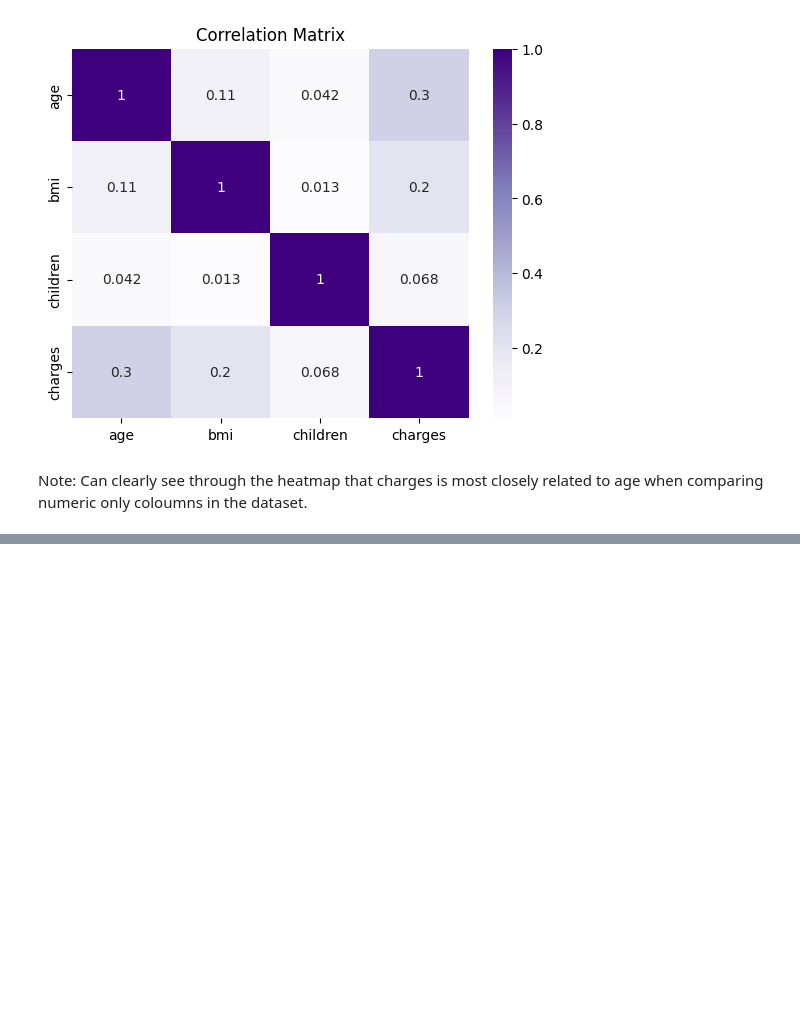
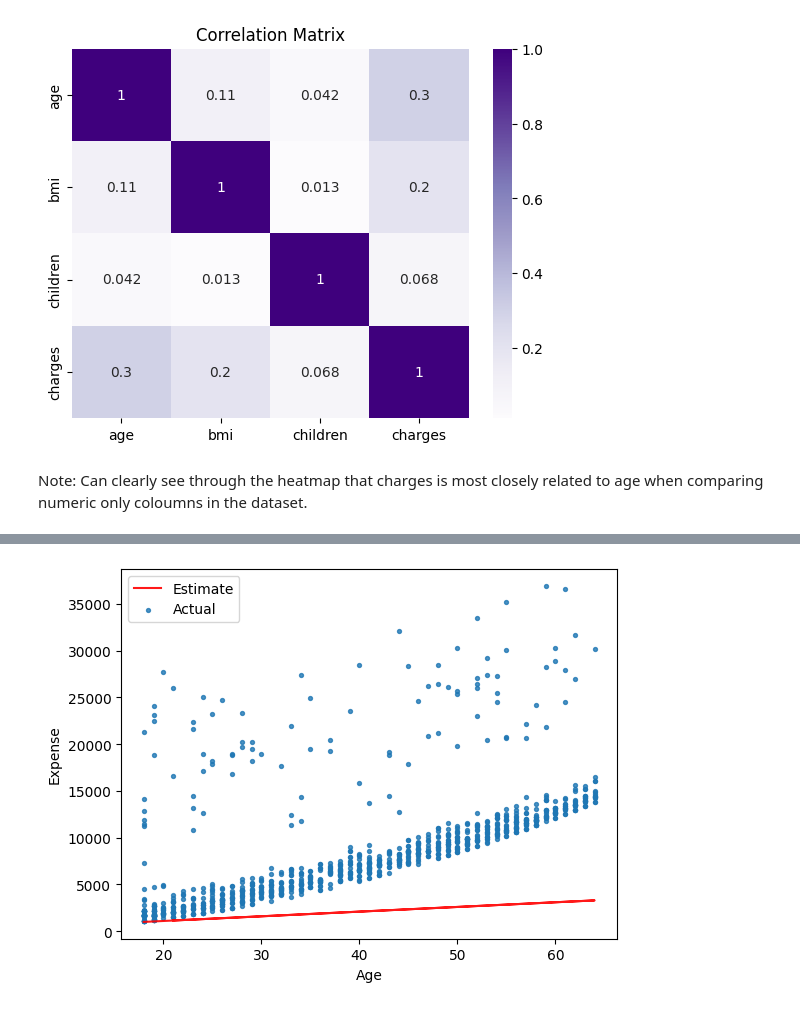
Before and after one commit to devp19/MyHealth, a Jupyter notebook: MyHealth.ipynb, the cells around one changed output, grey strips where cells are left out. Drawn from its saved outputs; the diff is of its cells as text; code cells hidden in the pictures; blank space fills up the shorter version.

```diff
--- a/MyHealth.ipynb
+++ b/MyHealth.ipynb
@@ -105,0 +129,18 @@ Note: Can clearly see through the heatmap that charges is most closely related t
+# %%
+def paramTester(w, b):
+
+    ages = nonSmoker_df.age
+
+    predictor_charges = predictor(ages, w, b)
+
+    target = nonSmoker_df.charges
+
+    plt.plot(ages, predictor_charges, 'r', alpha=0.9)
+    plt.scatter(ages, target, s=8, alpha=0.8)
+    plt.xlabel('Age')
+    plt.ylabel('Expense')
+    plt.legend(['Estimate', 'Actual'])
+# %%
+paramTester(50, 100)
+# %% [output]
+[figure, added]
```
Also changed, not shown: parts of 7 cells of this notebook.
